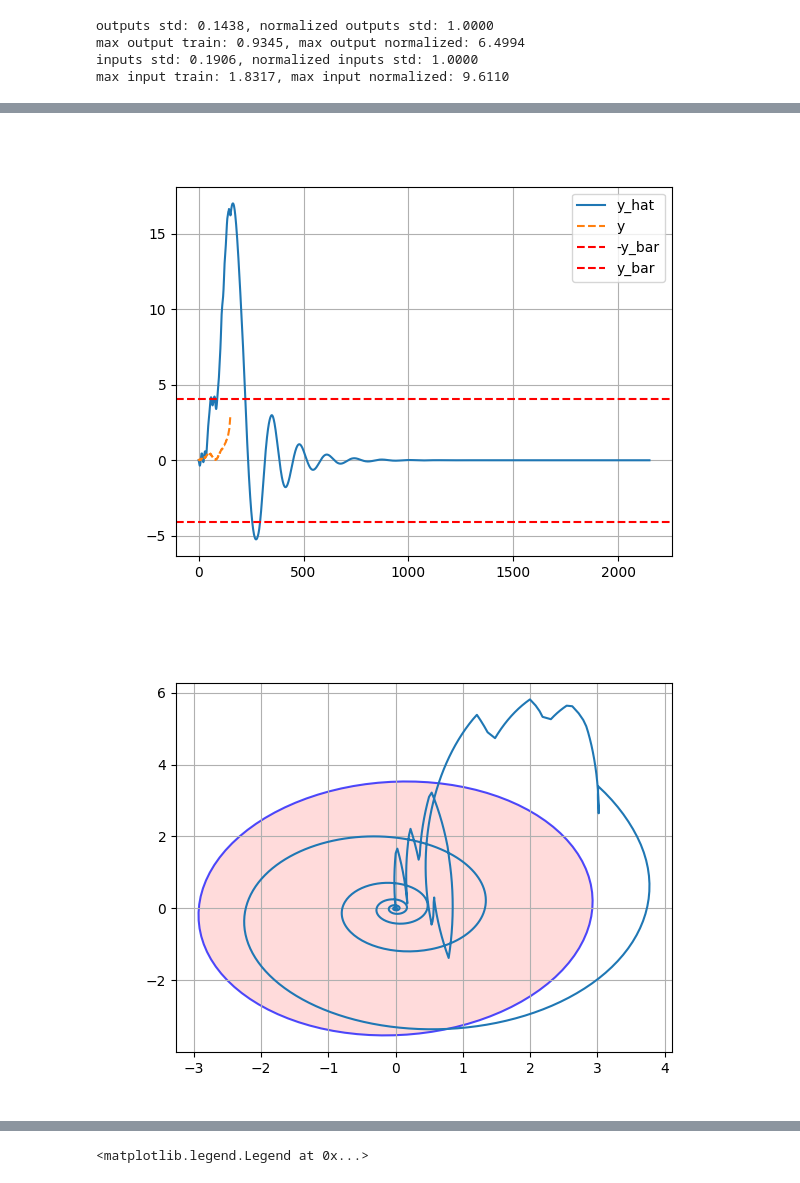
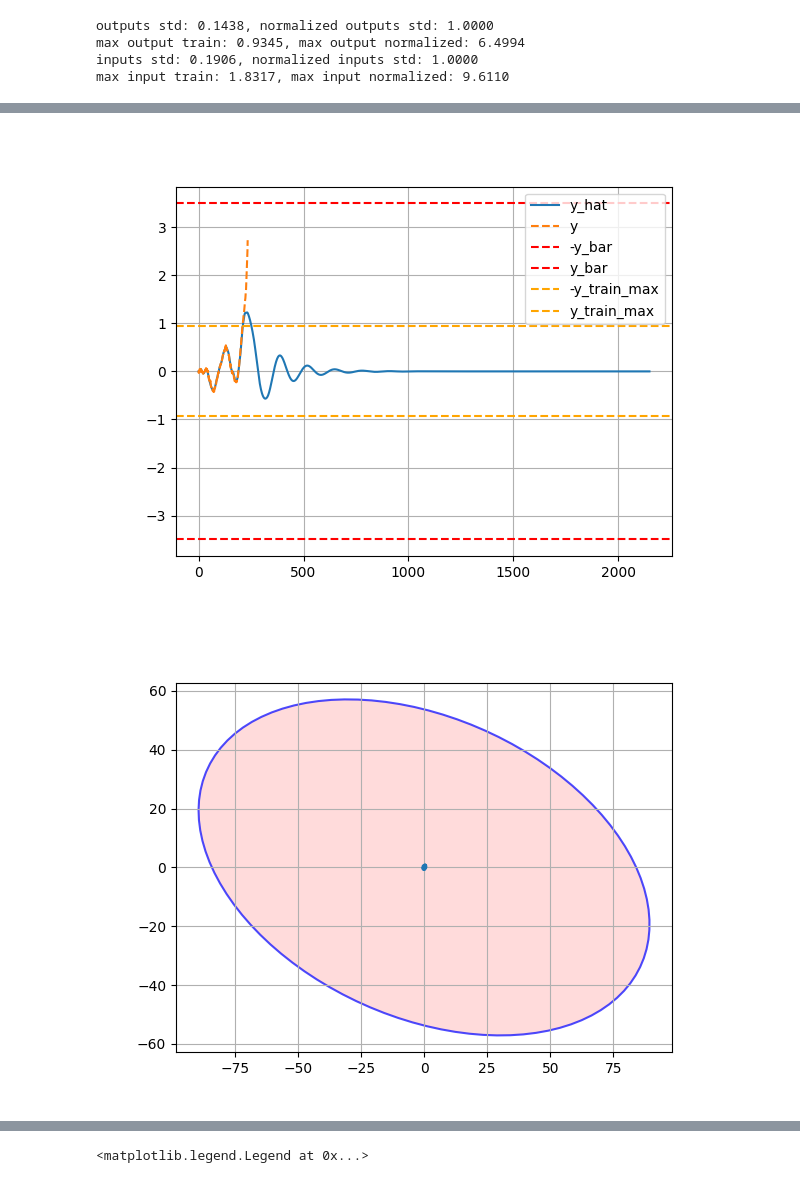
Before and after one commit to Dany-L/genSecSysId, a Jupyter notebook: python/notebooks/compare_run_ids.ipynb, the cells around one changed output, grey strips where cells are left out. Saved outputs shown, nothing was run; the diff lists cells and outputs as text; code cells hidden in the pictures.

```diff
--- a/python/notebooks/compare_run_ids.ipynb
+++ b/python/notebooks/compare_run_ids.ipynb
@@ -79,5 +96,5 @@ model_name_map = dict(zip(stab_type_dict.keys(), models))
 # Best individual run + best HP group per (stab_type x div) from MLflow.
 from sysid.reporting import collect_best_runs
 
-best_runs = collect_best_runs(experiment_name, stab_type_dict, use_div_traj, eval_metric)
+best_runs = collect_best_runs(experiment_name, stab_type_dict, use_div_traj, eval_metric, aggregate = 'all')
 # %% [output]
@@ -173,7 +219,7 @@ from sysid.models.factory import load_model
 from sysid.config import Config
 from sysid.data import DataNormalizer
 
-run_id = best_runs['stab=regional_div=no']['run_id']
+run_id = best_runs['stab=regional crnn-safe_div=no']['run_id']
 print(f"Loading model from run {run_id}...")
 
 # Models are logged as raw .pt files under artifact path "models" (not "model").
@@ -189,8 +235,6 @@ normalizer_path = mlflow.artifacts.download_artifacts(
 )
 normalizer = DataNormalizer.load(normalizer_path)
 
-
-
 print(f"Model loaded: {type(model).__name__}")
 print(model)
 
@@ -209,6 +253,6 @@ Normalizer loaded: DataNormalizer
 # read max output from mlflow metric
 run_data = mlflow.get_run(run_id).data.to_dictionary()
 y_train_max_metric = run_data['metrics']['data/max_output_train']
-y_bar_metric = run_data['metrics']['certificate/y_bar']
+y_bar_metric = run_data['metrics']['post_process/max_s/y_bar']
 print(f"y_train_max: {y_train_max_metric}, y_bar: {y_bar_metric}")
 # %% [output]
@@ -242,6 +287,7 @@ def np_bmat(mat):
         mat_list.append(np.hstack(col))
     return np.vstack(mat_list)
 # %%
+model.output_std = torch.tensor(normalizer.output_std)
 result = model.post_process()
 
 print(f"Constraints satisfied: {model.check_constraints()}")
@@ -267,10 +313,11 @@ tau = model.tau.detach().numpy()
 alpha = 1.0 / (1.0 + np.exp(-tau))  # sigmoid
 s = model.s.detach().numpy()
 X = np.linalg.inv(P)  # P^(-1)
+H = L @ X
 
 nd, nx, nz = model.nd, model.nx, model.nz
 
-y_bar = result["summary"]["optimized"]["y_bar_n"] * normalizer.output_std
+y_bar = result['max_s']['y_bar']
 print(f"y_bar: {y_bar}")
 # %% [output]
 Constraints satisfied: True
@@ -761,6 +932,6 @@ model_zoo_div = load_model_zoo('yes')
 # %%
-idx = 5
-scale = 20.0
+idx = 0
+scale = 1.0
 stab_type = 'div'
 plot_y = True
 
@@ -776,7 +947,7 @@ elif stab_type == 'no_div':
 
 u_n = torch.tensor(normalizer.transform_inputs(u_padded))
 
-y_hat_n, (x,w), _ = model.forward_unfiltered(u_n)
+y_hat_n, (x,w), _ = model.forward_unfiltered(u_n) if hasattr(model, 'forward_unfiltered') else model(u_n)
 y_hat_n_safe, (x_safe, w_safe), u_safe_n = model_safe(u_n)
 y_hat = normalizer.inverse_transform_outputs(y_hat_n.detach().numpy())
 y_hat_safe = normalizer.inverse_transform_outputs(y_hat_n_safe.detach().numpy())
@@ -798,8 +969,8 @@ if plot_y:
     ax.plot(y, label='y', linestyle='dashed')
 ax.axhline(-y_bar, color='red', linestyle='dashed', label='-y_bar')
 ax.axhline(y_bar, color='red', linestyle='dashed', label='y_bar')
-# ax.axhline(-y_train_max, color='orange', linestyle='dashed', label='-y_train_max')
-# ax.axhline(y_train_max, color='orange', linestyle='dashed', label='y_train_max')
+ax.axhline(-y_train_max_metric, color='orange', linestyle='dashed', label='-y_train_max')
+ax.axhline(y_train_max_metric, color='orange', linestyle='dashed', label='y_train_max')
 ax.legend()
 ax.grid()
 
@@ -813,2 +984,2 @@ ax.grid()
-[figure, old version]
+[figure, new version]
-[figure, old version]
+[figure, new version]
```
Also changed, not shown: parts of 30 cells of this notebook, 8 other files.
